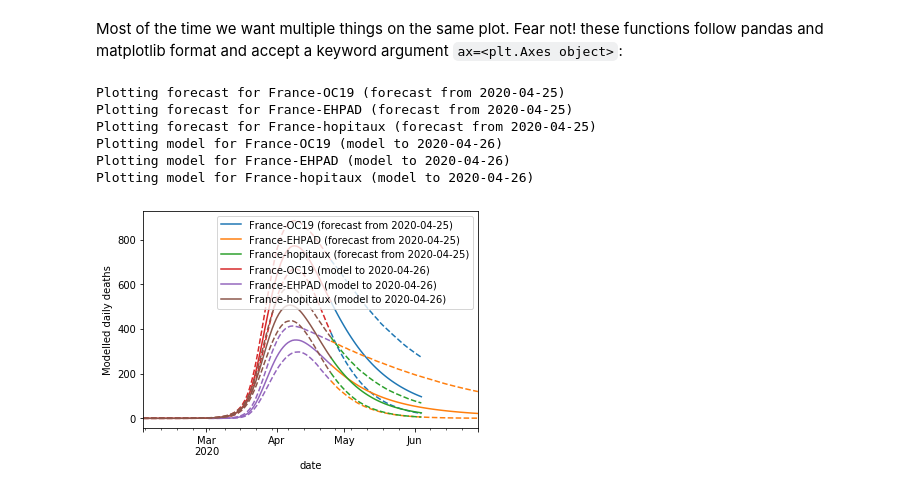
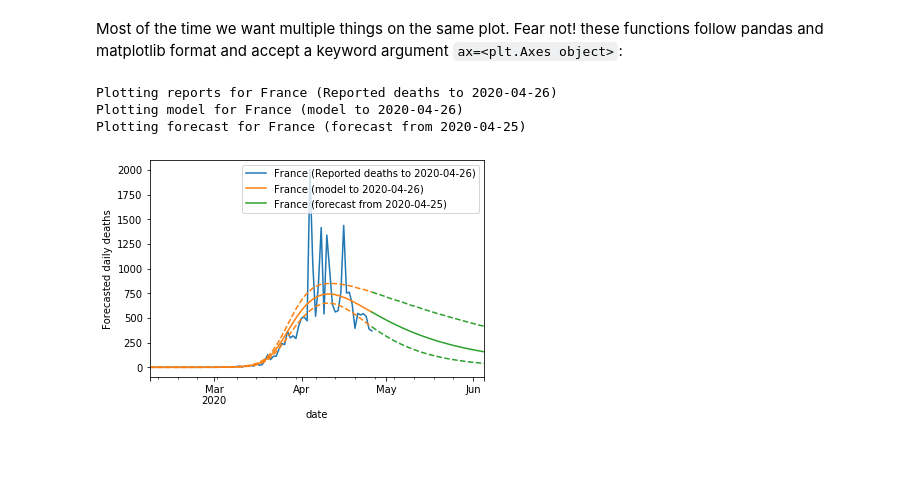
Before and after one commit to payoto/covid19model-fr-regions-results, a Jupyter notebook: data_load.ipynb, the cells around one changed output. Saved outputs shown, nothing was run; the diff lists cells and outputs as text; code cells hidden in the pictures; blank space fills up the shorter version.

```diff
--- a/data_load.ipynb
+++ b/data_load.ipynb
@@ -159,18 +185,12 @@ follow pandas and matplotlib format and accept a keyword argument `ax=<plt.Axes
 # %%
 ax_france, _ = plot_report_country(model.data["modelling"], country)
 plot_model_country(model.data["modelling"], country, ax=ax_france)
 plot_forecast_country(model.data["forecasting"], country, ax=ax_france)
+
+# Remove the labels by using this line:
+remove_confidence_interval_legend_labels(ax_france)
+# %% [output]
+Plotting reports for France (Reported deaths to 2020-04-26)
+Plotting model for France (model to 2020-04-26)
+Plotting forecast for France (forecast from 2020-04-25)
+[figure, added]
-# %%
-
-country_list = ["France-OC19", "France-EHPAD", "France-hopitaux"]
-
-ax_forecast = plot_forecast_countries(model.data["forecasting"], country_list=country_list,max_date=None)
-ax_forecast = plot_model_countries(model.data["modelling"], country_list=country_list,max_date=None, ax=ax_forecast)
-# %% [output]
-Plotting forecast for France-OC19 (forecast from 2020-04-25)
-Plotting forecast for France-EHPAD (forecast from 2020-04-25)
-Plotting forecast for France-hopitaux (forecast from 2020-04-25)
-Plotting model for France-OC19 (model to 2020-04-26)
-Plotting model for France-EHPAD (model to 2020-04-26)
-Plotting model for France-hopitaux (model to 2020-04-26)
-[figure, removed]
```
Also changed, not shown: parts of 20 cells of this notebook, 2 other files.
